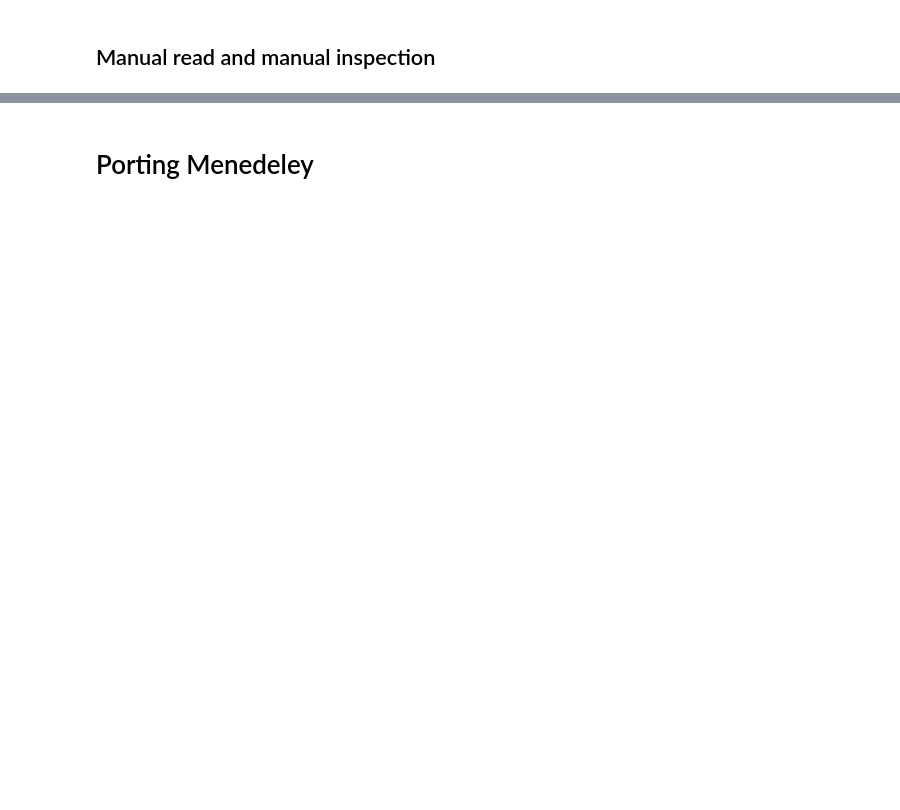
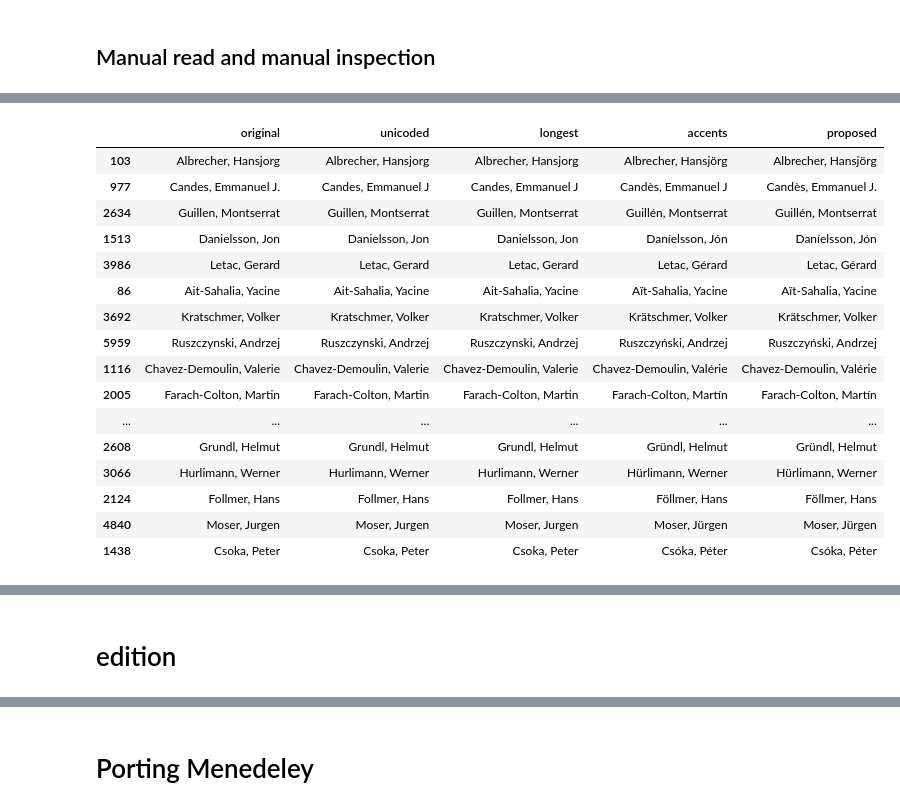
Before and after one commit to mynl/archivum_project, a Jupyter notebook: temp/Bibtex-to-df-and-tidy.ipynb, the cells around one changed output, grey strips where cells are left out. Cells and saved outputs as stored; diff of their text form; code cells hidden in the pictures; blank space fills up the shorter version.

```diff
--- a/temp/Bibtex-to-df-and-tidy.ipynb
+++ b/temp/Bibtex-to-df-and-tidy.ipynb
@@ -106,0 +158,20 @@ j[:10]
+# %%
+adf.query('longest != accents').sample(20)
+# %% [output]
+|  | original | unicoded | longest | accents | proposed |
+| 103 | Albrecher, Hansjorg | Albrecher, Hansjorg | Albrecher, Hansjorg | Albrecher, Hansjörg | Albrecher, Hansjörg |
+| 977 | Candes, Emmanuel J. | Candes, Emmanuel J | Candes, Emmanuel J | Candès, Emmanuel J | Candès, Emmanuel J. |
+| 2634 | Guillen, Montserrat | Guillen, Montserrat | Guillen, Montserrat | Guillén, Montserrat | Guillén, Montserrat |
+| 1513 | Danielsson, Jon | Danielsson, Jon | Danielsson, Jon | Daníelsson, Jón | Daníelsson, Jón |
+| 3986 | Letac, Gerard | Letac, Gerard | Letac, Gerard | Letac, Gérard | Letac, Gérard |
+| 86 | Ait-Sahalia, Yacine | Ait-Sahalia, Yacine | Ait-Sahalia, Yacine | Aït-Sahalia, Yacine | Aït-Sahalia, Yacine |
+| 3692 | Kratschmer, Volker | Kratschmer, Volker | Kratschmer, Volker | Krätschmer, Volker | Krätschmer, Volker |
+| 5959 | Ruszczynski, Andrzej | Ruszczynski, Andrzej | Ruszczynski, Andrzej | Ruszczyński, Andrzej | Ruszczyński, Andrzej |
+| 1116 | Chavez-Demoulin, Valerie | Chavez-Demoulin, Valerie | Chavez-Demoulin, Valerie | Chavez-Demoulin, Valérie | Chavez-Demoulin, Valérie |
+| 2005 | Farach-Colton, Martin | Farach-Colton, Martin | Farach-Colton, Martin | Farach-Colton, Martín | Farach-Colton, Martín |
+| ... | ... | ... | ... | ... | ... |
+| 2608 | Grundl, Helmut | Grundl, Helmut | Grundl, Helmut | Gründl, Helmut | Gründl, Helmut |
+| 3066 | Hurlimann, Werner | Hurlimann, Werner | Hurlimann, Werner | Hürlimann, Werner | Hürlimann, Werner |
+| 2124 | Follmer, Hans | Follmer, Hans | Follmer, Hans | Föllmer, Hans | Föllmer, Hans |
+| 4840 | Moser, Jurgen | Moser, Jurgen | Moser, Jurgen | Moser, Jürgen | Moser, Jürgen |
+| 1438 | Csoka, Peter | Csoka, Peter | Csoka, Peter | Csóka, Péter | Csóka, Péter |
@@ -106,0 +179,2 @@ j[:10]
+# %% [markdown]
+# edition
```
Also changed, not shown: parts of 14 cells of this notebook, 8 other files.
